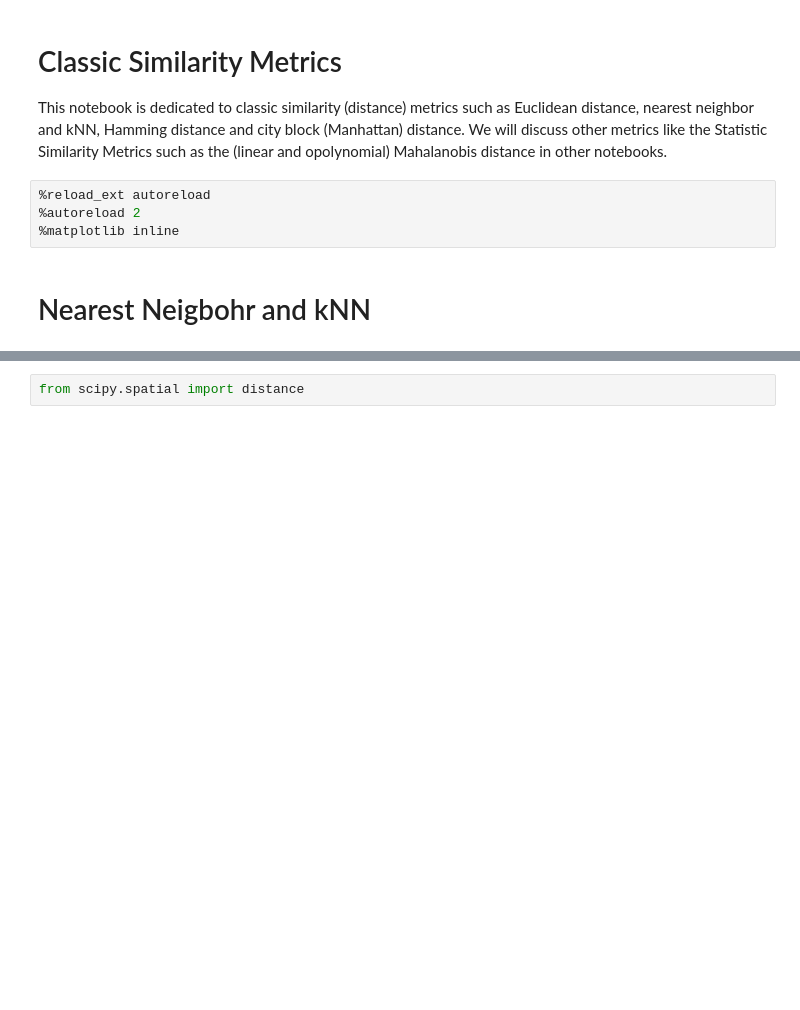
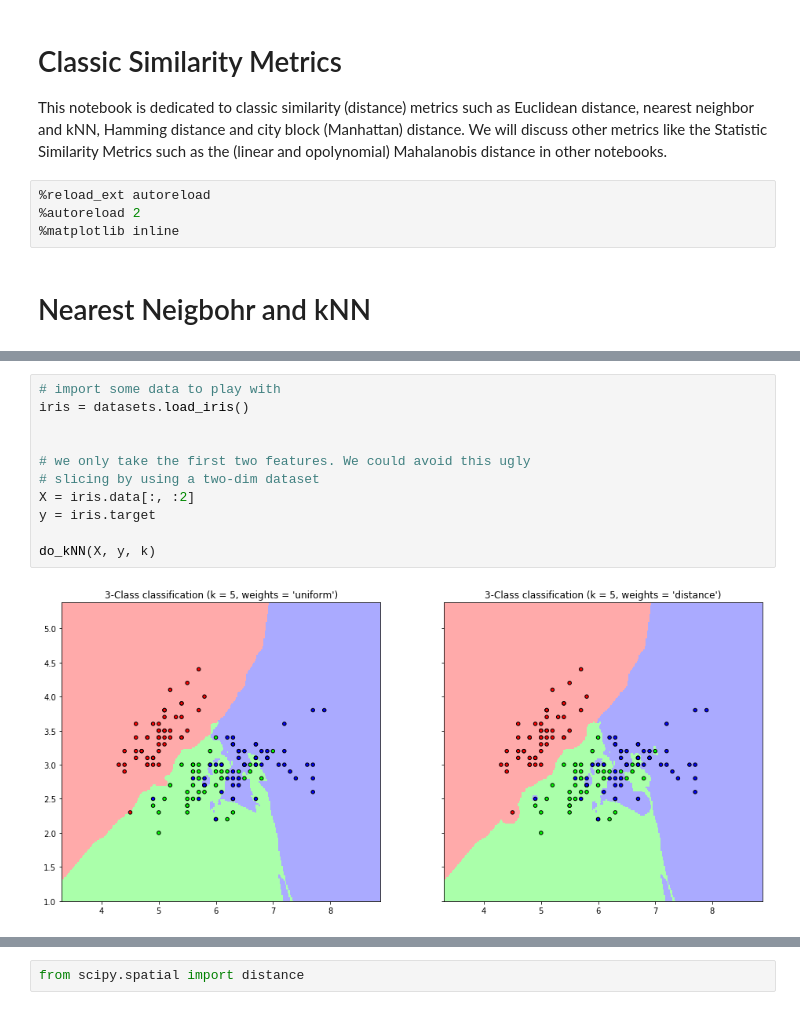
Before and after one commit to awangenh/vision, a Jupyter notebook: jupyter/Classic Similarity Metrics.ipynb, the cells around one changed output, grey strips where cells are left out. Saved outputs shown, nothing was run; the diff lists cells and outputs as text; blank space fills up the shorter version.

```diff
--- a/jupyter/Classic Similarity Metrics.ipynb
+++ b/jupyter/Classic Similarity Metrics.ipynb
@@ -71,0 +81,13 @@ plt.show()
+# %%
+# import some data to play with
+iris = datasets.load_iris()
+
+
+# we only take the first two features. We could avoid this ugly
+# slicing by using a two-dim dataset
+X = iris.data[:, :2]
+y = iris.target
+
+do_kNN(X, y, k)
+# %% [output]
+[figure, added]
```
Also changed, not shown: parts of 9 cells of this notebook.
